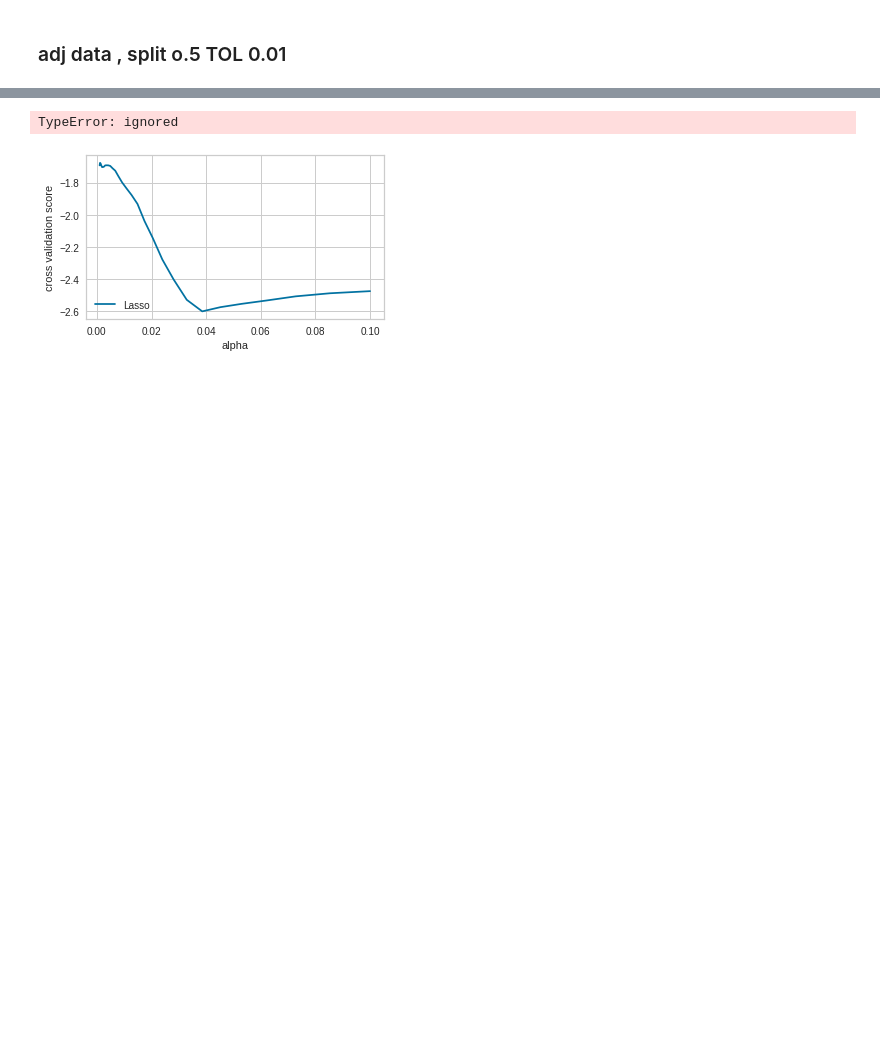
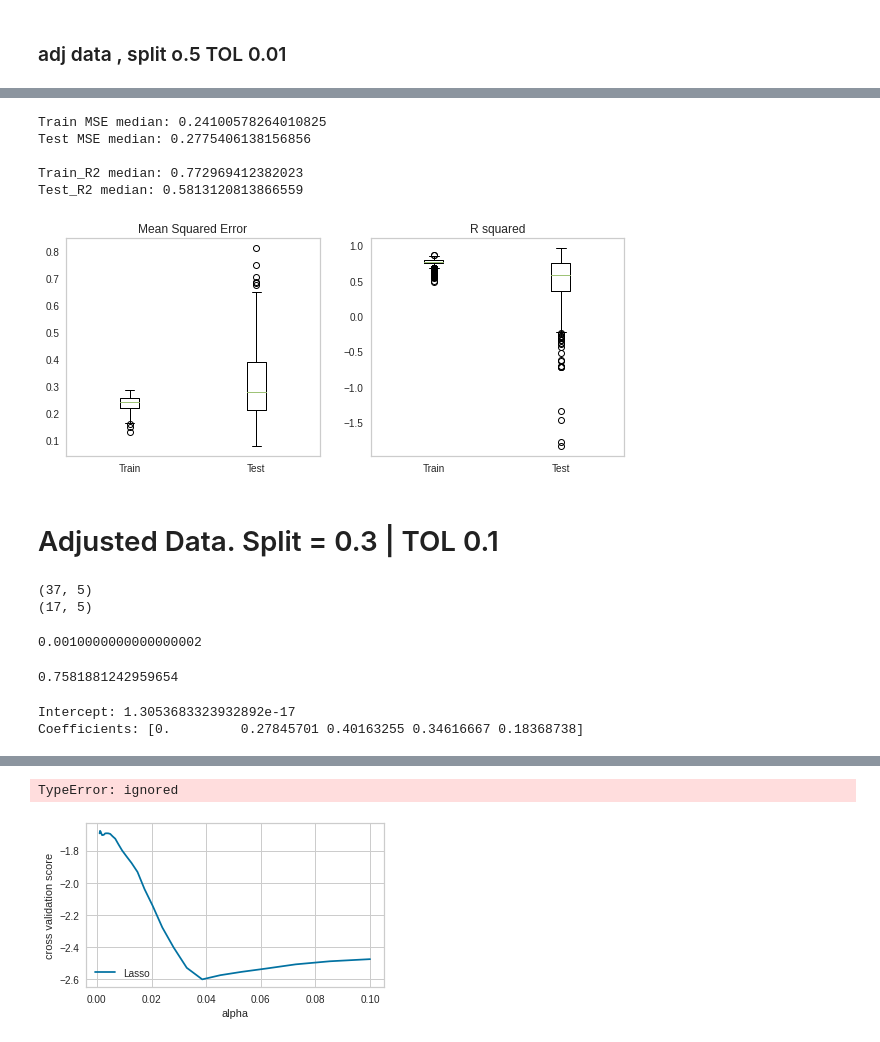
Before and after one commit to JF11579/Adelphi, a Jupyter notebook: Spring5_4.ipynb, the cells around one changed output, grey strips where cells are left out. Saved outputs shown, nothing was run; the diff lists cells and outputs as text; code cells hidden in the pictures; blank space fills up the shorter version.

```diff
--- a/Spring5_4.ipynb
+++ b/Spring5_4.ipynb
@@ -616,0 +663,40 @@ Test_R2 median: 0.612380268540174
+# %%
+Multiple_Runner(LassoReg, X, y)
+# %% [output]
+Train MSE median: 0.24100578264010825
+Test MSE median: 0.2775406138156856
+
+Train_R2 median: 0.772969412382023
+Test_R2 median: 0.5813120813866559
+[figure, added]
+# %% [markdown]
+# Adjusted Data. Split = 0.3 | TOL 0.1
+# %%
+X_train, X_test, y_train, y_test = train_test_split(X, y, test_size=0.3, random_state=5)
+print(X_train.shape)
+print(X_test.shape)
+# %% [output]
+(37, 5)
+(17, 5)
+# %%
+# CV = X train split
+#LassoReg = LassoCV(cv = 16, random_state=1, tol =1).fit(X, y)
+# CV = X split
+#LassoReg = LassoCV(cv = 27, random_state=1, tol =1).fit(X, y)
+LassoReg = LassoCV(cv = 43, random_state=1, tol = 0.1, n_alphas=5).fit(X, y) # CV = X split
+LassoReg.alphas_[4]/LassoReg.alphas_[0]
+# %% [output]
+0.0010000000000000002
+# %%
+LassoReg.score(X,y)
+# %% [output]
+0.7581881242959654
+# %%
+y_pred_Train = LassoReg .predict(X_train) #Predictions on training model
+y_pred_Test  = LassoReg .predict(X_test)  #Predictions on testing model
+
+print('Intercept:',LassoReg .intercept_) #Intercept: -4.4999751446869665
+print('Coefficients:', LassoReg .coef_)
+# %% [output]
+Intercept: 1.3053683323932892e-17
+Coefficients: [0.         0.27845701 0.40163255 0.34616667 0.18368738]
```
Also changed, not shown: parts of 35 cells of this notebook.
